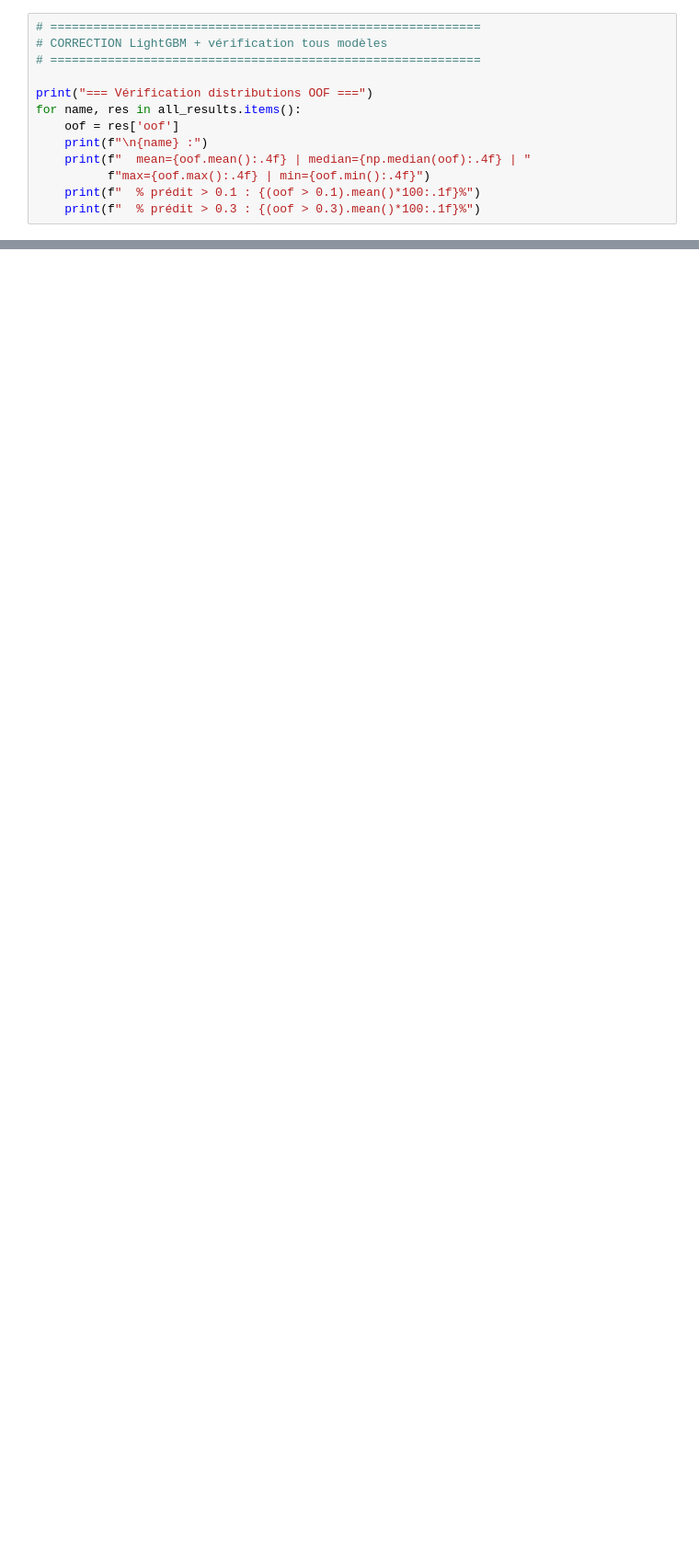
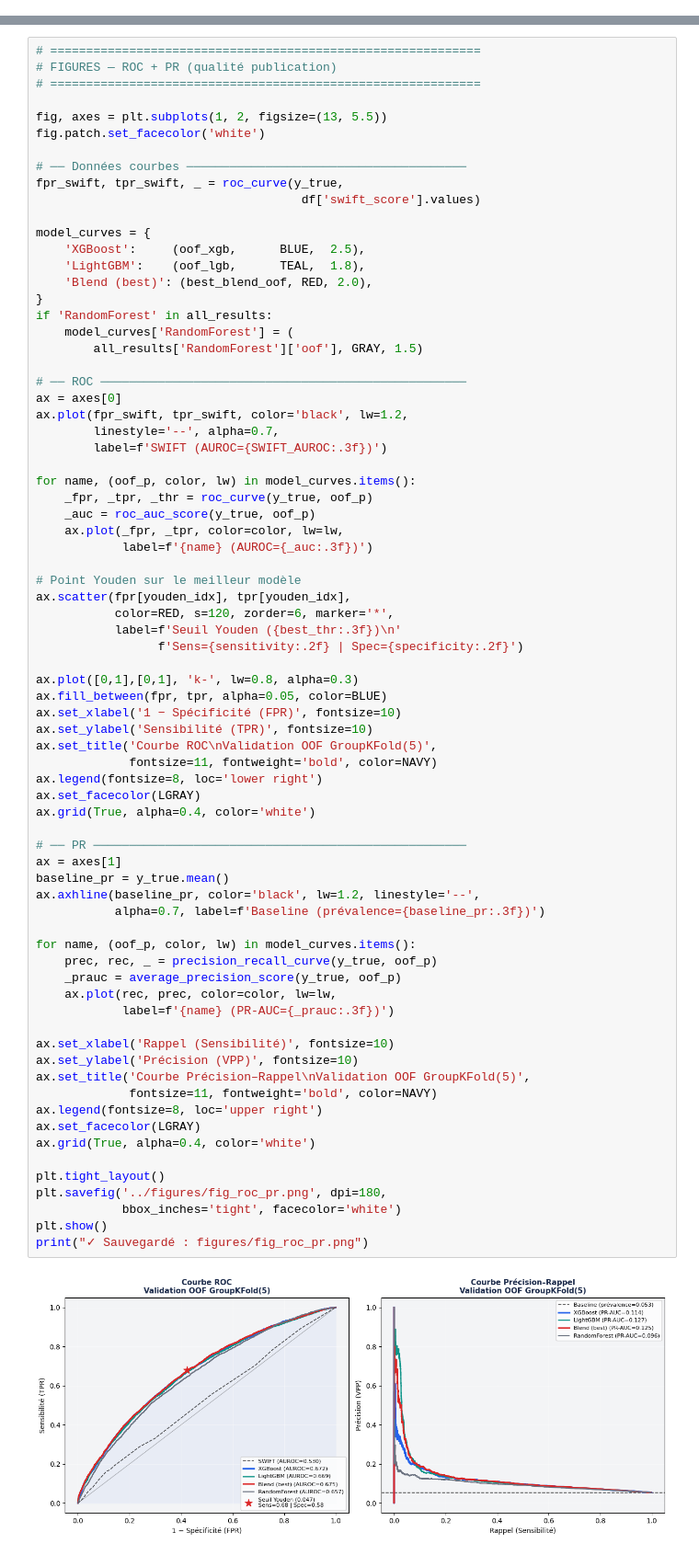
Before and after one commit to Yanis-H/mlh-icu-readmission, a Jupyter notebook: notebooks/03_modeling.ipynb, the cells around one changed output, grey strips where cells are left out. Shown at 92% size. Saved outputs shown, nothing was run; the diff lists cells and outputs as text; blank space fills up the shorter version.

Commit message:
Mise à jour du rapport final et des figures

```diff
--- a/notebooks/03_modeling.ipynb
+++ b/notebooks/03_modeling.ipynb
@@ -622,13 +0,0 @@ LightGBM
-# %%
-# ============================================================
-# CORRECTION LightGBM + vérification tous modèles
-# ============================================================
-
-print("=== Vérification distributions OOF ===")
-for name, res in all_results.items():
-    oof = res['oof']
-    print(f"\n{name} :")
-    print(f"  mean={oof.mean():.4f} | median={np.median(oof):.4f} | "
-          f"max={oof.max():.4f} | min={oof.min():.4f}")
-    print(f"  % prédit > 0.1 : {(oof > 0.1).mean()*100:.1f}%")
-    print(f"  % prédit > 0.3 : {(oof > 0.3).mean()*100:.1f}%")
@@ -1195,0 +692,76 @@ print("✓ Courbes ROC + PR sauvegardées")
+# %%
+# ============================================================
+# FIGURES — ROC + PR (qualité publication)
+# ============================================================
+
+fig, axes = plt.subplots(1, 2, figsize=(13, 5.5))
+fig.patch.set_facecolor('white')
+
+# ── Données courbes ───────────────────────────────────────
+fpr_swift, tpr_swift, _ = roc_curve(y_true,
+                                     df['swift_score'].values)
+
+model_curves = {
+    'XGBoost':     (oof_xgb,      BLUE,  2.5),
+    'LightGBM':    (oof_lgb,      TEAL,  1.8),
+    'Blend (best)': (best_blend_oof, RED, 2.0),
+}
+if 'RandomForest' in all_results:
+    model_curves['RandomForest'] = (
+        all_results['RandomForest']['oof'], GRAY, 1.5)
+
+# ── ROC ───────────────────────────────────────────────────
+ax = axes[0]
+ax.plot(fpr_swift, tpr_swift, color='black', lw=1.2,
+        linestyle='--', alpha=0.7,
+        label=f'SWIFT (AUROC={SWIFT_AUROC:.3f})')
+
+for name, (oof_p, color, lw) in model_curves.items():
+    _fpr, _tpr, _thr = roc_curve(y_true, oof_p)
+    _auc = roc_auc_score(y_true, oof_p)
+    ax.plot(_fpr, _tpr, color=color, lw=lw,
+            label=f'{name} (AUROC={_auc:.3f})')
+
+# Point Youden sur le meilleur modèle
+ax.scatter(fpr[youden_idx], tpr[youden_idx],
+           color=RED, s=120, zorder=6, marker='*',
+           label=f'Seuil Youden ({best_thr:.3f})\n'
+                 f'Sens={sensitivity:.2f} | Spec={specificity:.2f}')
+
+ax.plot([0,1],[0,1], 'k-', lw=0.8, alpha=0.3)
+ax.fill_between(fpr, tpr, alpha=0.05, color=BLUE)
+ax.set_xlabel('1 − Spécificité (FPR)', fontsize=10)
+ax.set_ylabel('Sensibilité (TPR)', fontsize=10)
+ax.set_title('Courbe ROC\nValidation OOF GroupKFold(5)',
+             fontsize=11, fontweight='bold', color=NAVY)
+ax.legend(fontsize=8, loc='lower right')
+ax.set_facecolor(LGRAY)
+ax.grid(True, alpha=0.4, color='white')
+
+# ── PR ────────────────────────────────────────────────────
+ax = axes[1]
+baseline_pr = y_true.mean()
+ax.axhline(baseline_pr, color='black', lw=1.2, linestyle='--',
+           alpha=0.7, label=f'Baseline (prévalence={baseline_pr:.3f})')
+
+for name, (oof_p, color, lw) in model_curves.items():
+    prec, rec, _ = precision_recall_curve(y_true, oof_p)
+    _prauc = average_precision_score(y_true, oof_p)
+    ax.plot(rec, prec, color=color, lw=lw,
+            label=f'{name} (PR-AUC={_prauc:.3f})')
+
+ax.set_xlabel('Rappel (Sensibilité)', fontsize=10)
+ax.set_ylabel('Précision (VPP)', fontsize=10)
+ax.set_title('Courbe Précision–Rappel\nValidation OOF GroupKFold(5)',
+             fontsize=11, fontweight='bold', color=NAVY)
+ax.legend(fontsize=8, loc='upper right')
+ax.set_facecolor(LGRAY)
+ax.grid(True, alpha=0.4, color='white')
+
+plt.tight_layout()
+plt.savefig('../figures/fig_roc_pr.png', dpi=180,
+            bbox_inches='tight', facecolor='white')
+plt.show()
+print("✓ Sauvegardé : figures/fig_roc_pr.png")
+# %% [output]
+[figure, added]
```
Also changed, not shown: parts of 35 cells of this notebook, 15 other files.
